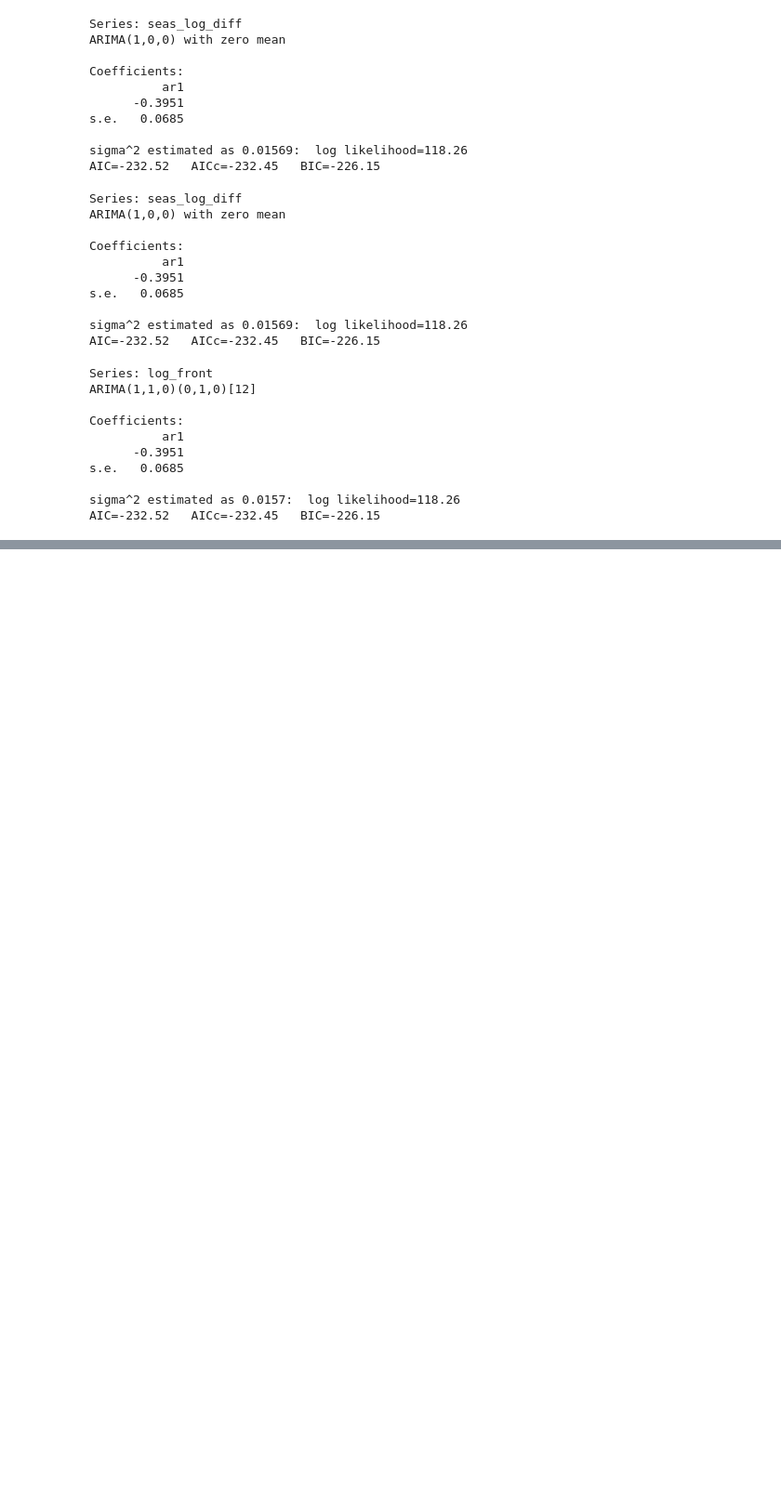
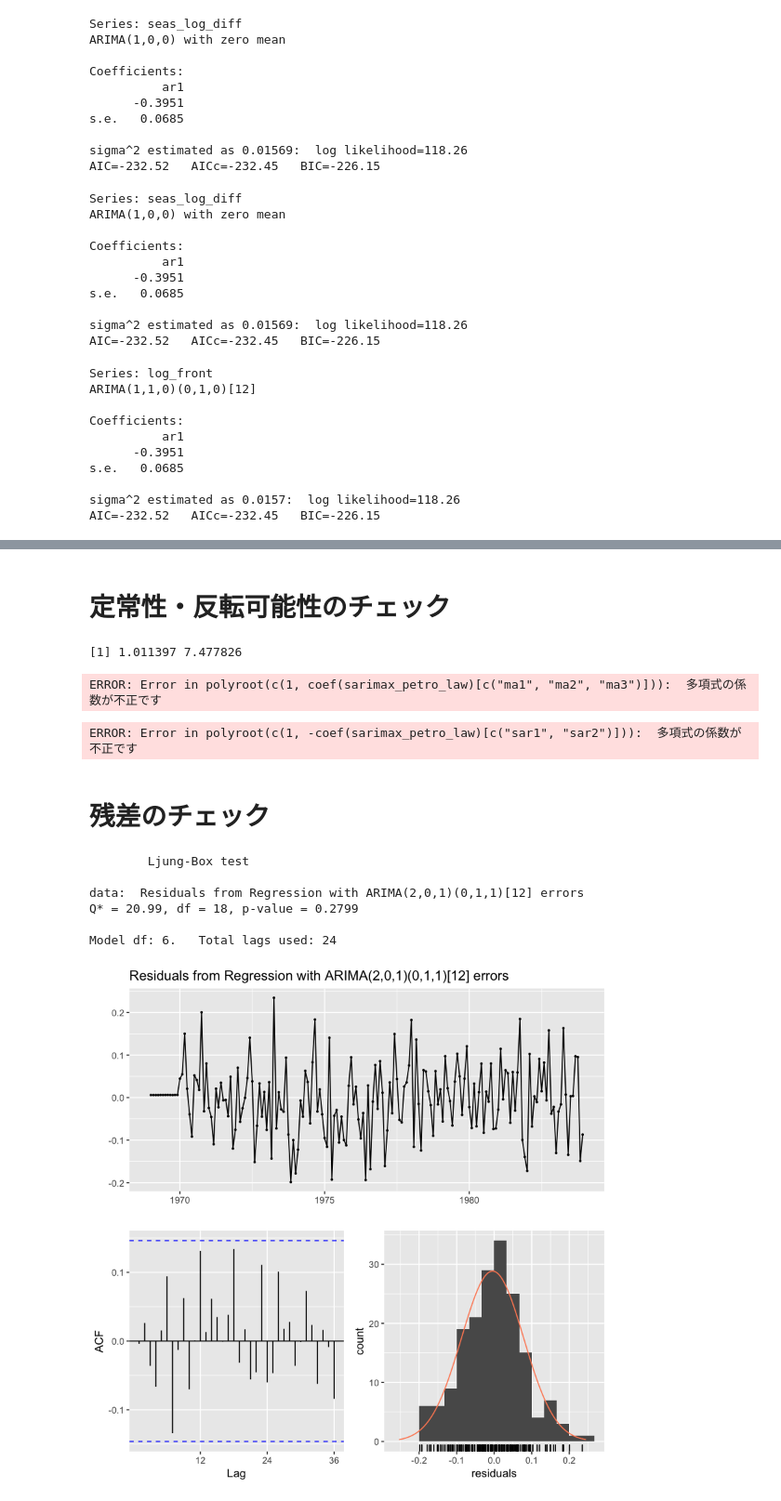
Before and after one commit to Yoshiyoshida/Time_Series_Data_Analysis, a Jupyter notebook: Traffic_Accident/vR_Engrand_Traffic_Accident(季節成分、外生成分).ipynb, the cells around one changed output, grey strips where cells are left out. Shown: that part at 93% size. Saved outputs shown, nothing was run; the diff lists cells and outputs as text; code cells hidden in the pictures; blank space fills up the shorter version.

```diff
--- a/Traffic_Accident/vR_Engrand_Traffic_Accident(季節成分、外生成分).ipynb
+++ b/Traffic_Accident/vR_Engrand_Traffic_Accident(季節成分、外生成分).ipynb
@@ -347,0 +350,38 @@ AIC=-232.52   AICc=-232.45   BIC=-226.15
+# %%
+sarimax_petro_law <- auto.arima(
+                                            y = train[, "front"],
+                                            xreg = petro_law,
+                                            ic = "aic",
+                                            max.order = 7,
+                                            stepwise = F,
+                                            approximation = F,
+                                            parallel = T,
+                                            num.cores = 4)
+# %% [markdown]
+# 定常性・反転可能性のチェック
+# %%
+abs(polyroot(c(1, -coef(sarimax_petro_law)[c("ar1", "ar2")])))
+# %% [output]
+[1] 1.011397 7.477826
+# %%
+#MA項
+abs(polyroot(c(1, coef(sarimax_petro_law)[c("ma1", "ma2", "ma3")])))
+# %% [output]
+ERROR: Error in polyroot(c(1, coef(sarimax_petro_law)[c("ma1", "ma2", "ma3")])):  多項式の係数が不正です
+# %%
+#AR項
+abs(polyroot(c(1, -coef(sarimax_petro_law)[c("sar1", "sar2")])))
+# %% [output]
+ERROR: Error in polyroot(c(1, -coef(sarimax_petro_law)[c("sar1", "sar2")])):  多項式の係数が不正です
+# %% [markdown]
+# 残差のチェック
+# %%
+checkresiduals(sarimax_petro_law)
+# %% [output]
+        Ljung-Box test
+
+data:  Residuals from Regression with ARIMA(2,0,1)(0,1,1)[12] errors
+Q* = 20.99, df = 18, p-value = 0.2799
+
+Model df: 6.   Total lags used: 24
+[figure, added]
```
Also changed, not shown: parts of 1 cell of this notebook.
